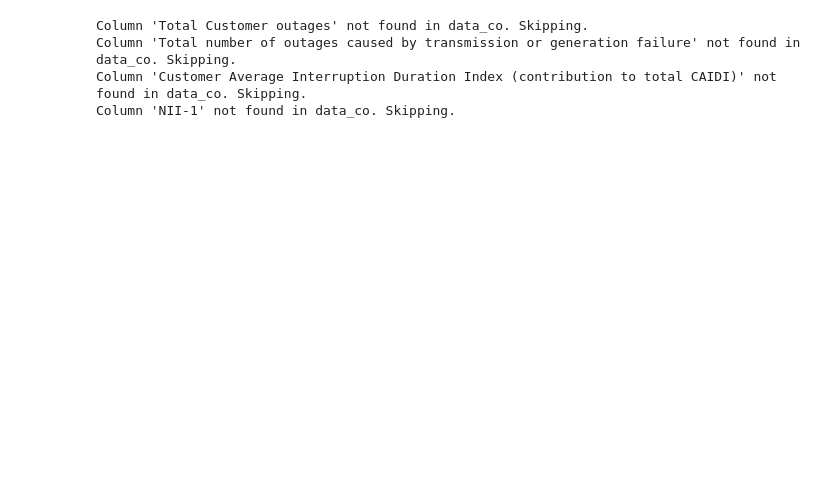
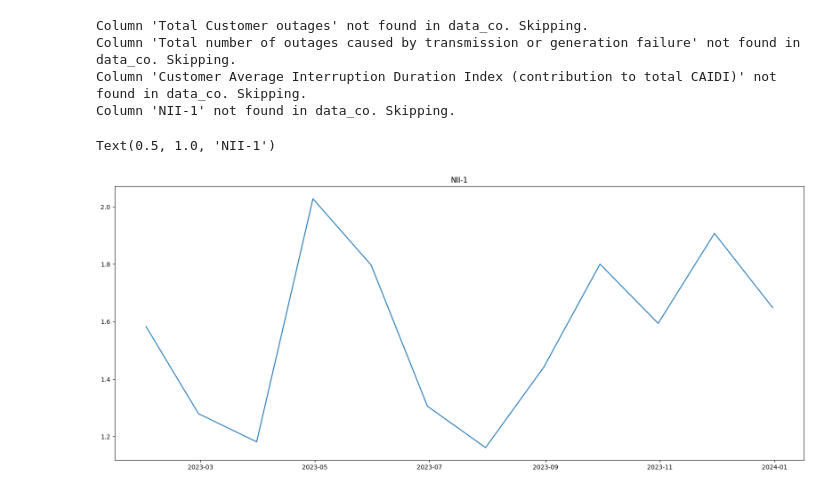
Before and after one commit to MauroGonzalez51/solar-study, a Jupyter notebook: test.ipynb, the cells around one changed output. Cells and saved outputs as stored; diff of their text form; code cells hidden in the pictures; blank space fills up the shorter version.

Commit message:
Plot done :D

```diff
--- a/test.ipynb
+++ b/test.ipynb
@@ -130,10 +130,18 @@ for i in data_co["System"].value_counts().index:
 # %%
 field_to_analyze: str = fields.get(16)
 
 plt.figure(figsize=(20, 8))
 
+y_values = []
 for date in data_co.index.unique():
-    print(date)
+    value = (sum(data_co[data_co.index == date][field_to_analyze]) / data_co[data_co.index == date][field_to_analyze].max())
+    y_values.append(value)
+
+plt.plot(data_co.index.unique(), y_values)
+plt.title(label=field_to_analyze)
+# %% [output]
+Text(0.5, 1.0, 'NII-1')
+[figure, added]
 # %%
 try:
     raw_data = pd.read_csv(os.getenv('FILE_PATH_OMNI'), delimiter=" +", names=range(55), engine="python")
```
Also changed, not shown: parts of 1 cell of this notebook, 1 other file.
